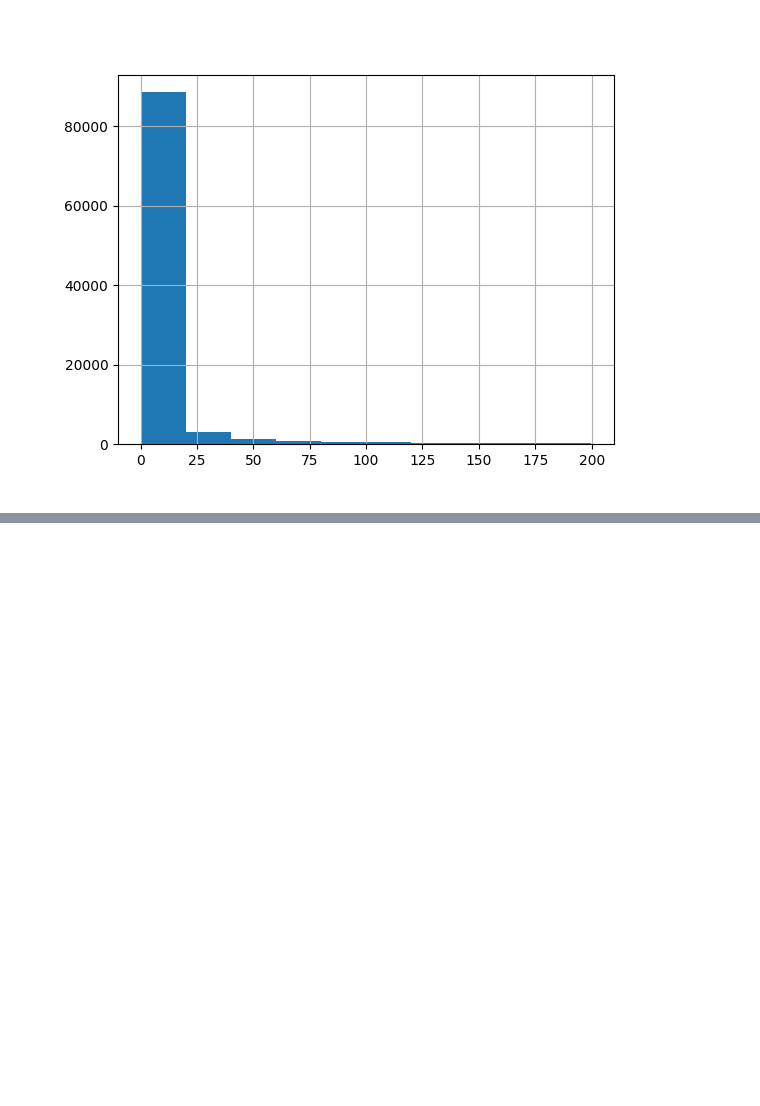
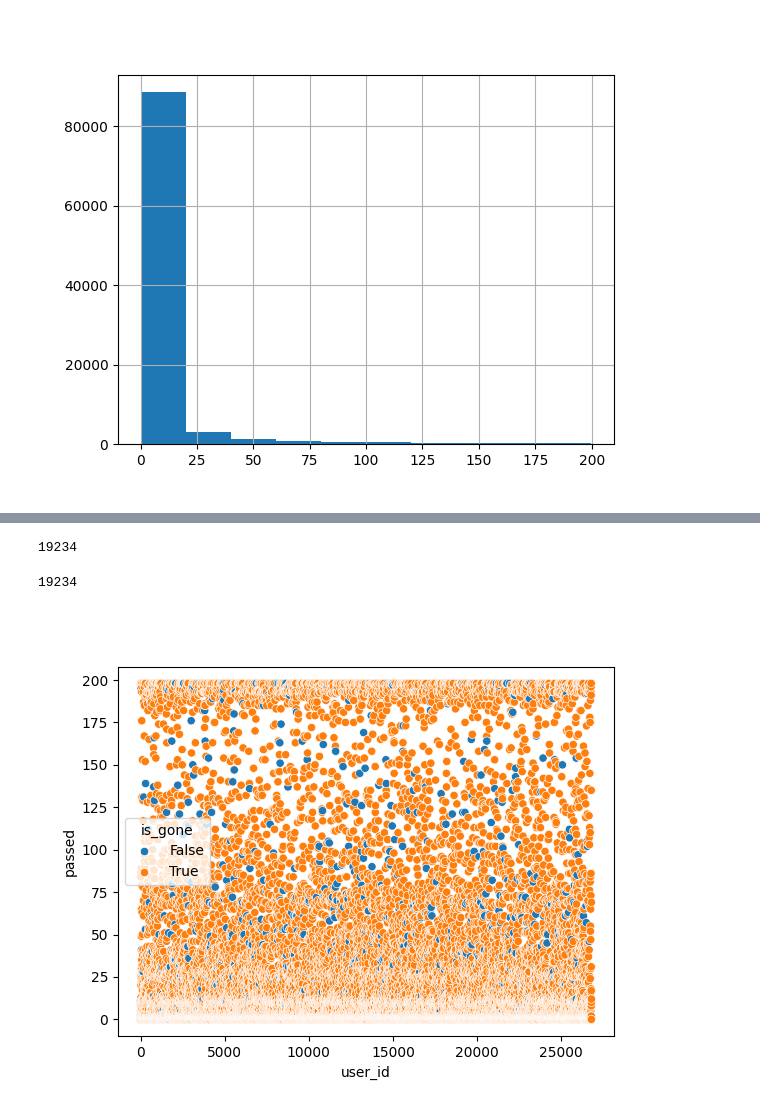
Before and after one commit to PigStep/Stepic-R-course-analitycs, a Jupyter notebook: main/main.ipynb, the cells around one changed output, grey strips where cells are left out. Cells and saved outputs as stored; diff of their text form; code cells hidden in the pictures; blank space fills up the shorter version.

```diff
--- a/main/main.ipynb
+++ b/main/main.ipynb
@@ -167,0 +178,3 @@ Name: timestamp, Length: 19234, dtype: float64
+# %%
+users_data["is_gone"] = (now - users_data["last_timestamp"]) > drop_out_timestamp
+users_data.head()
@@ -167,0 +188,4 @@ Name: timestamp, Length: 19234, dtype: float64
+# %%
+users_data = users_data.merge(users_score,how="outer").fillna(0)
+
+users_data.head()
@@ -167,0 +199,3 @@ Name: timestamp, Length: 19234, dtype: float64
+# %%
+users_data = users_data.merge(users_event_data, how="outer")
+users_data.head()
@@ -167,0 +209,4 @@ Name: timestamp, Length: 19234, dtype: float64
+# %%
+users_data["is_passed"] = users_data.passed > 175
+
+users_data.head()
@@ -167,0 +227,14 @@ Name: timestamp, Length: 19234, dtype: float64
+# %%
+users_data.user_id.nunique()
+# %% [output]
+19234
+# %%
+events_data.user_id.nunique()
+# %% [output]
+19234
+# %%
+fig, ax = plt.subplots()
+
+ax = sns.scatterplot(users_data, x= "user_id", y = "passed", hue = "is_gone")
+# %% [output]
+[figure, added]
```
Also changed, not shown: parts of 9 cells of this notebook.
